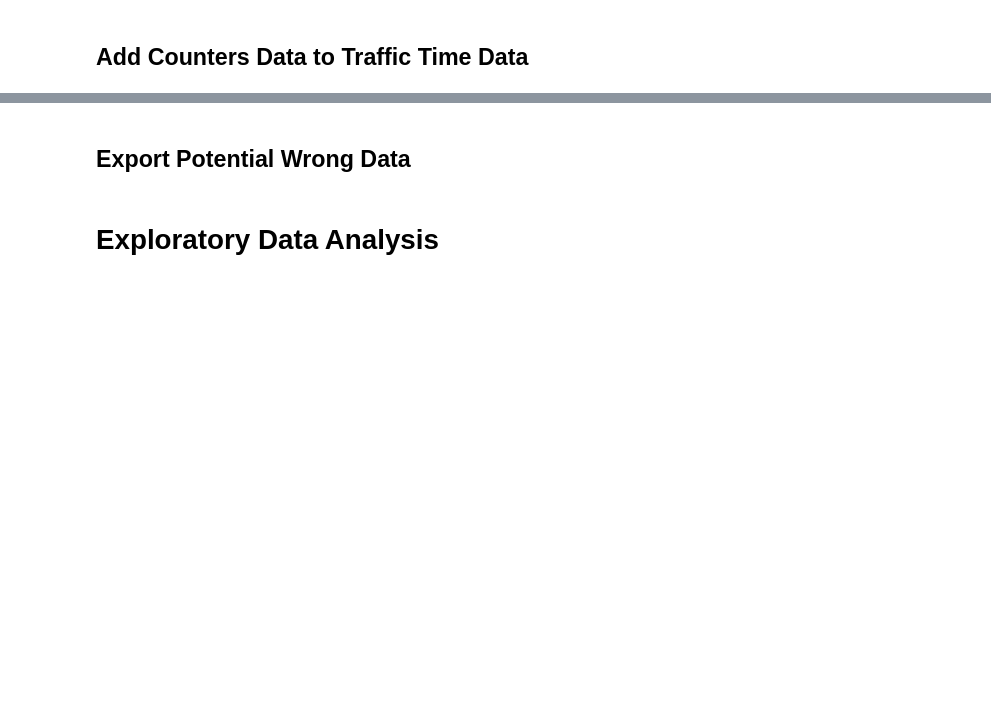
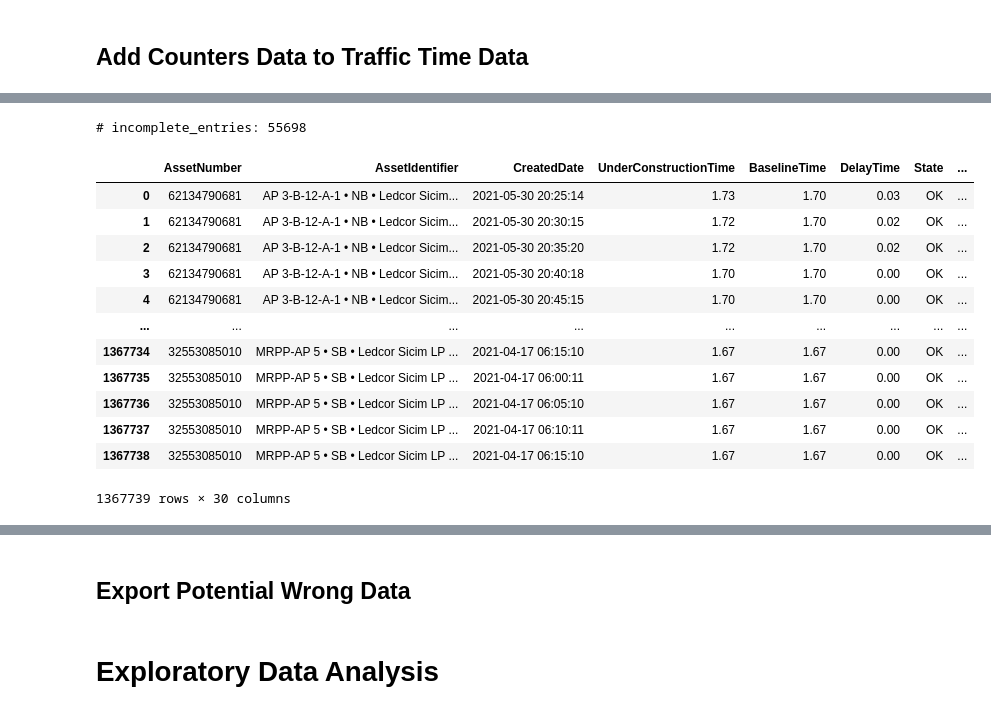
Before and after one commit to Gargoum-Lab/Workzone, a Jupyter notebook: data_cleaning_preprocessing.ipynb, the cells around one changed output, grey strips where cells are left out. Saved outputs shown, nothing was run; the diff lists cells and outputs as text; code cells hidden in the pictures; blank space fills up the shorter version.

```diff
--- a/data_cleaning_preprocessing.ipynb
+++ b/data_cleaning_preprocessing.ipynb
@@ -565,0 +677,10 @@ for site_no in os.listdir(os.path.join(counter_path, f'TrafficInfo')):
+# %%
+def find_diff(a, b):
+    return list(set(a).difference(b))
+
+
+# set(df_tt_workzone['Traffic:SiteNo'].unique()).difference(set(os.listdir(os.path.join(counter_path, f'TrafficInfo'))))
+missing_site = find_diff(df_tt_workzone['Traffic:SiteNo'].unique(), os.listdir(os.path.join(counter_path, f'TrafficInfo')))
+
+missing_data_count = len(df_tt_workzone[df_tt_workzone['Traffic:SiteNo'].isin(ignore_stations + missing_site)])
+missing_data_count
@@ -565,0 +689,6 @@ for site_no in os.listdir(os.path.join(counter_path, f'TrafficInfo')):
+# %%
+# tt = pd.merge(left = df_tt_workzone, right = df_traffic['Temp'], on = 'Traffic:SiteNo', how='left')
+# tt = pd.merge(left = df_tt_workzone, right = df_traffic['Temp'], on = 'Traffic:SiteNo', how='inner')
+join_temp_traffic = df_tt_workzone.reset_index().merge(
+    df_traffic['Temp'], on = 'Traffic:SiteNo', how="inner").set_index('index')
+join_temp_traffic
@@ -565,0 +710,10 @@ for site_no in os.listdir(os.path.join(counter_path, f'TrafficInfo')):
+# %%
+# tp = pd.merge(left = df_tt_workzone, right = df_traffic['Perm'],
+#          left_on = ['Traffic:SiteNo', 'CreatedDate:Month', 'CreatedDate:Day'],
+#          right_on = ['Traffic:SiteNo', 'Traffic:Month', 'Traffic:Day'],
+#              how='inner')
+join_perm_traffic = df_tt_workzone.reset_index().merge(df_traffic['Perm'], how="inner",
+                                                       left_on = ['Traffic:SiteNo', 'CreatedDate:Month', 'CreatedDate:Day'],
+                                                       right_on = ['Traffic:SiteNo', 'Traffic:Month', 'Traffic:Day']
+                                                      ).set_index('index')
+join_perm_traffic
@@ -565,0 +735,6 @@ for site_no in os.listdir(os.path.join(counter_path, f'TrafficInfo')):
+# %%
+df_tt_workzone_join = pd.concat([join_perm_traffic, join_temp_traffic], axis=0)
+df_tt_workzone_join['Traffic:AADT'] * (1 + (GROWTH_RATE * (df_tt_workzone_join['CreatedDate:Year'] - df_tt_workzone_join['Traffic:BaseYear'])))
+df_tt_workzone_join = df_tt_workzone_join.drop(columns=['Traffic:Month', 'Traffic:Day', 'Traffic:CreatedDate'])
+df_tt_workzone_join['Traffic:CalculatedAADT'] = df_tt_workzone_join['Traffic:AADT'] * (1 + (GROWTH_RATE * (df_tt_workzone_join['CreatedDate:Year'] - df_tt_workzone_join['Traffic:BaseYear'])))
+df_tt_workzone_join
@@ -565,0 +756,23 @@ for site_no in os.listdir(os.path.join(counter_path, f'TrafficInfo')):
+# %%
+incomplete_idx = find_diff(df_tt_workzone.index.values, df_tt_workzone_join.index.values)
+incomplete_entries = df_tt_workzone[df_tt_workzone.index.isin(incomplete_idx)]
+print('# incomplete_entries:', len(incomplete_entries))
+
+df_tt_workzone = pd.concat([df_tt_workzone_join, incomplete_entries], axis=0).sort_index()
+df_tt_workzone = df_tt_workzone.drop(columns='AllTasksIndex')
+df_tt_workzone
+# %% [output]
+# incomplete_entries: 55698
+|  | AssetNumber | AssetIdentifier | CreatedDate | UnderConstructionTime | BaselineTime | DelayTime | State | ... |
+| 0 | 62134790681 | AP 3-B-12-A-1 • NB • Ledcor Sicim... | 2021-05-30 20:25:14 | 1.73 | 1.70 | 0.03 | OK | ... |
+| 1 | 62134790681 | AP 3-B-12-A-1 • NB • Ledcor Sicim... | 2021-05-30 20:30:15 | 1.72 | 1.70 | 0.02 | OK | ... |
+| 2 | 62134790681 | AP 3-B-12-A-1 • NB • Ledcor Sicim... | 2021-05-30 20:35:20 | 1.72 | 1.70 | 0.02 | OK | ... |
+| 3 | 62134790681 | AP 3-B-12-A-1 • NB • Ledcor Sicim... | 2021-05-30 20:40:18 | 1.70 | 1.70 | 0.00 | OK | ... |
+| 4 | 62134790681 | AP 3-B-12-A-1 • NB • Ledcor Sicim... | 2021-05-30 20:45:15 | 1.70 | 1.70 | 0.00 | OK | ... |
+| ... | ... | ... | ... | ... | ... | ... | ... | ... |
+| 1367734 | 32553085010 | MRPP-AP 5 • SB • Ledcor Sicim LP ... | 2021-04-17 06:15:10 | 1.67 | 1.67 | 0.00 | OK | ... |
+| 1367735 | 32553085010 | MRPP-AP 5 • SB • Ledcor Sicim LP ... | 2021-04-17 06:00:11 | 1.67 | 1.67 | 0.00 | OK | ... |
+| 1367736 | 32553085010 | MRPP-AP 5 • SB • Ledcor Sicim LP ... | 2021-04-17 06:05:10 | 1.67 | 1.67 | 0.00 | OK | ... |
+| 1367737 | 32553085010 | MRPP-AP 5 • SB • Ledcor Sicim LP ... | 2021-04-17 06:10:11 | 1.67 | 1.67 | 0.00 | OK | ... |
+| 1367738 | 32553085010 | MRPP-AP 5 • SB • Ledcor Sicim LP ... | 2021-04-17 06:15:10 | 1.67 | 1.67 | 0.00 | OK | ... |
+1367739 rows × 30 columns
```
Also changed, not shown: parts of 50 cells of this notebook.
